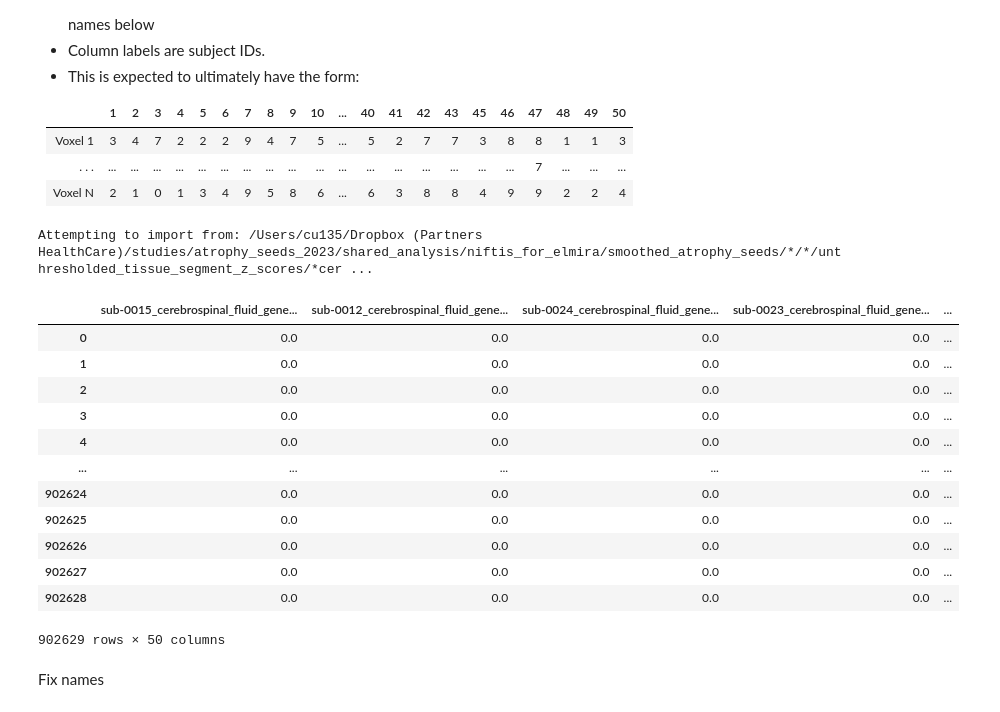
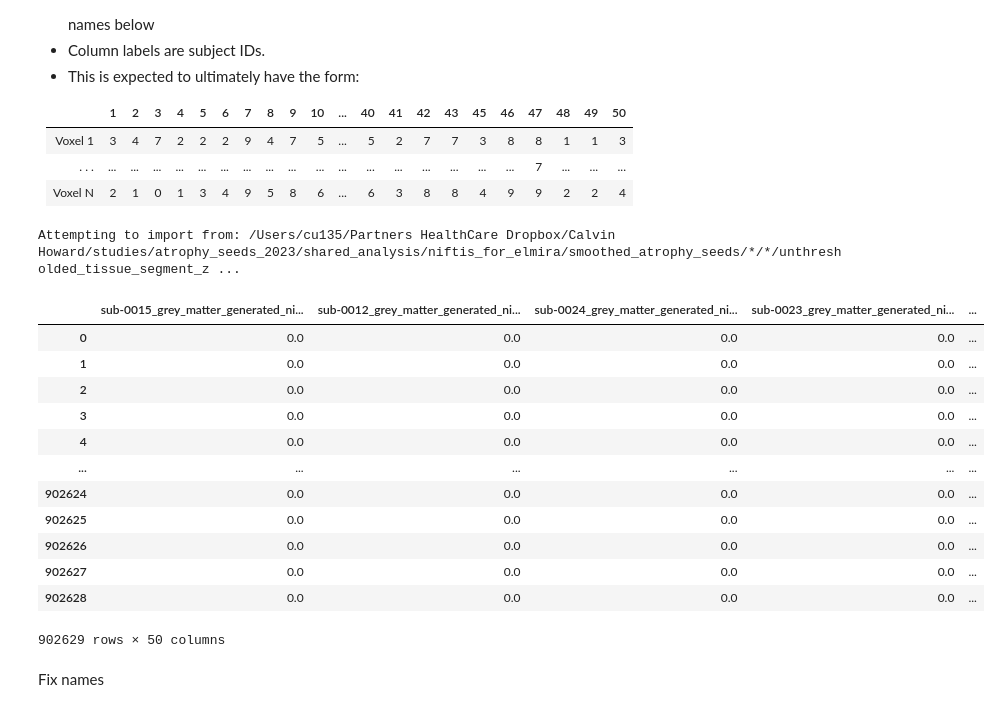
Before and after one commit to Calvinwhow/calvin_utils_project, a Jupyter notebook: notebooks/neuroimaging_notebooks/voxelwise_models/voxelwise_correlation.ipynb, the cells around one changed output. Cells and saved outputs as stored; diff of their text form; code cells hidden in the pictures.

```diff
--- a/notebooks/neuroimaging_notebooks/voxelwise_models/voxelwise_correlation.ipynb
+++ b/notebooks/neuroimaging_notebooks/voxelwise_models/voxelwise_correlation.ipynb
@@ -17,16 +17,17 @@ Import Niftis
 | . . .      | ...         | ...        | ...         | ...         | ...         | ...         | ...         | ...         | ...         | ...          | ... | ...           | ...           | ...           | ...           | ...           | ...           | 7           | ...           | ...           | ...           |
 | Voxel N     | 2          | 1         | 0         | 1         | 3         | 4         | 9         | 5         | 8         | 6          | ... | 6           | 3           | 8           | 8           | 4           | 9           | 9           | 2           | 2           | 4           |
 # %%
-import_path = '/Users/cu135/Dropbox (Partners HealthCare)/studies/atrophy_seeds_2023/shared_analysis/niftis_for_elmira/smoothed_atrophy_seeds'
-file_target = '*/*/unthresholded_tissue_segment_z_scores/*cerebrospinal_fluid_generated_nifti_no*'
+import_path = '/Users/cu135/Partners HealthCare Dropbox/Calvin Howard/studies/atrophy_seeds_2023/shared_analysis/niftis_for_elmira/smoothed_atrophy_seeds'
+file_target = '*/*/unthresholded_tissue_segment_z_scores/*grey*no*'
+file_column = None
 # %%
 from calvin_utils.file_utils.import_functions import GiiNiiFileImport
-giinii = GiiNiiFileImport(import_path=import_path, file_column=None, file_pattern=file_target)
+giinii = GiiNiiFileImport(import_path=import_path, file_column=file_column, file_pattern=file_target)
 nimg_df = giinii.run()
 nimg_df
 # %% [output]
-Attempting to import from: /Users/cu135/Dropbox (Partners HealthCare)/studies/atrophy_seeds_2023/shared_analysis/niftis_for_elmira/smoothed_atrophy_seeds/*/*/unthresholded_tissue_segment_z_scores/*cer ...
+Attempting to import from: /Users/cu135/Partners HealthCare Dropbox/Calvin Howard/studies/atrophy_seeds_2023/shared_analysis/niftis_for_elmira/smoothed_atrophy_seeds/*/*/unthresholded_tissue_segment_z ...
-|  | sub-0015_cerebrospinal_fluid_gene... | sub-0012_cerebrospinal_fluid_gene... | sub-0024_cerebrospinal_fluid_gene... | sub-0023_cerebrospinal_fluid_gene... | ... |
+|  | sub-0015_grey_matter_generated_ni... | sub-0012_grey_matter_generated_ni... | sub-0024_grey_matter_generated_ni... | sub-0023_grey_matter_generated_ni... | ... |
 | 0 | 0.0 | 0.0 | 0.0 | 0.0 | ... |
 | 1 | 0.0 | 0.0 | 0.0 | 0.0 | ... |
 | 2 | 0.0 | 0.0 | 0.0 | 0.0 | ... |
```
Also changed, not shown: parts of 29 cells of this notebook, 22 other files.
